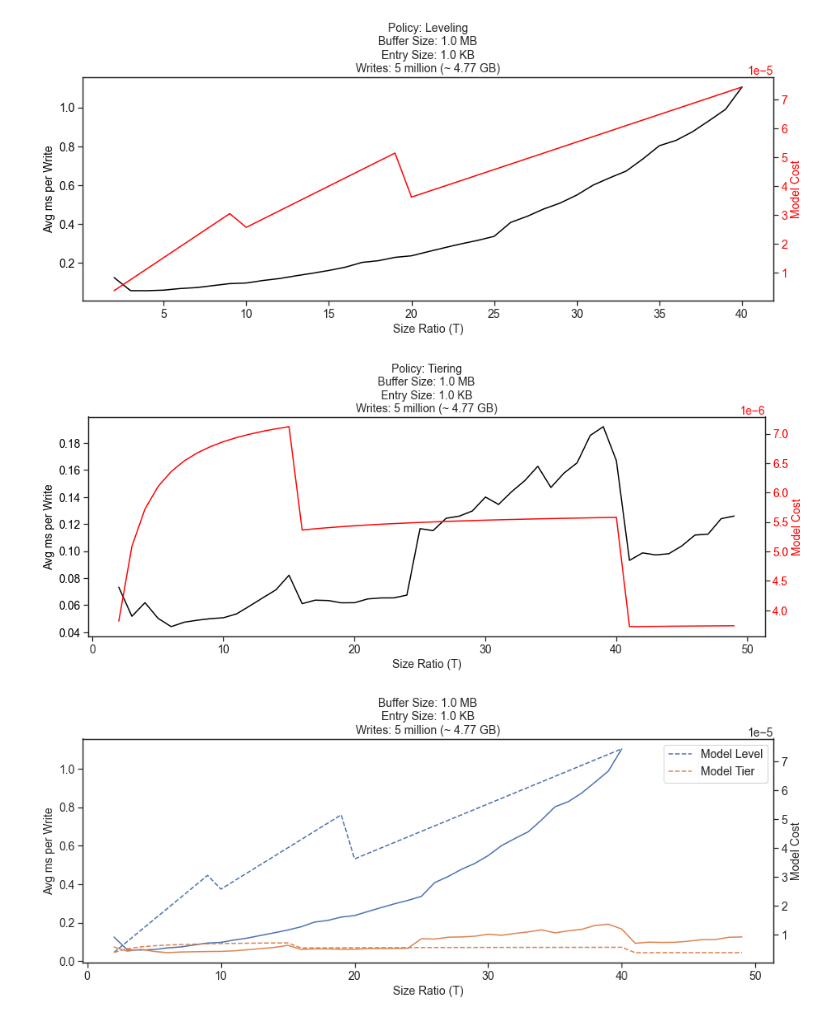
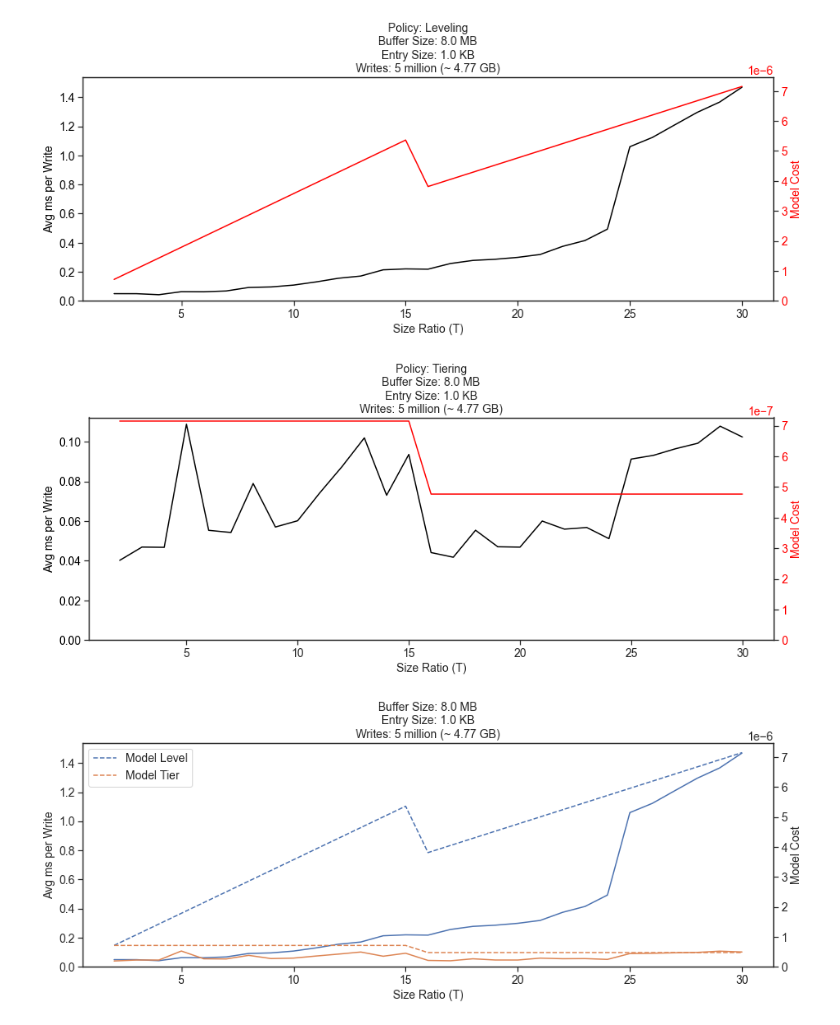
Before and after one commit to Ephoris/rocksdb-robust, a Jupyter notebook: script/visualization/cost_func_graph.ipynb, the cells around one changed output. Saved outputs shown, nothing was run; the diff lists cells and outputs as text; code cells hidden in the pictures.

```diff
--- a/script/visualization/cost_func_graph.ipynb
+++ b/script/visualization/cost_func_graph.ipynb
@@ -37,7 +38,7 @@ class DBMeta(object):
         return ceil(log((self.N * (self.E / self.B)) * (self.T - 1) / (self.T), self.T))
 
     def write_cost(self):
-        cost = (self.T - 1) * (1 + self.phi) * (self.L / self.B)
+        cost = self.T * (1 + self.phi) * (self.L / self.B)
         if (self.is_tiering):
             cost = cost / self.T
         else:
@@ -82,12 +83,14 @@ def plot_cost_ratio(df):
     ax1.set_ylabel('Avg ms per Write', color=color)
     ax1.plot(df['T'], df['measured_write_cost'] * MODEL_TO_MEASURED_SCALE, color=color)
     ax1.tick_params(axis='y', labelcolor=color)
+    ax1.set_ylim(bottom=0)
 
     color = 'red'
     ax2 = ax1.twinx()
     ax2.set_ylabel('Model Cost', color=color)
     ax2.plot(df['T'], df['model_write_cost'], color=color)
     ax2.tick_params(axis='y', labelcolor=color)
+    ax2.set_ylim(bottom=0)
 
     B, E, num_writes = df.iloc[-1][['B', 'E', 'num_writes']]
     title = [
@@ -111,7 +114,7 @@ def plot_diff(df1, df2):
     ax1.set_ylabel('Avg ms per Write')
     ax1.plot(df1['T'], df1['measured_write_cost'] * MODEL_TO_MEASURED_SCALE, label='Tier' if is_tiering_1 else 'Level')
     ax1.plot(df2['T'], df2['measured_write_cost'] * MODEL_TO_MEASURED_SCALE, label='Tier' if is_tiering_2 else 'Level')
-    ax1.legend()
+    ax1.set_ylim(bottom=0)
 
     B, E, num_writes = df1.iloc[-1][['B', 'E', 'num_writes']]
     title = [
@@ -125,6 +128,7 @@ def plot_diff(df1, df2):
     ax2.plot(df1['T'], df1['model_write_cost'], '--')
     ax2.plot(df2['T'], df2['model_write_cost'], '--')
     ax2.legend(['Model Level', 'Model Tier'])
+    ax2.set_ylim(bottom=0)
 
 
     ax1.set_title('\n'.join(title))
@@ -142,14 +146,14 @@ def read_data(file_path):
 # %%
 set_style()
 
-df1 = read_data('../../data/12.csv')
+df1 = read_data('../../data/18.csv')
 _ = plot_cost_ratio(df1)
 
-df2 = read_data('../../data/14.csv')
+df2 = read_data('../../data/19.csv')
 _ = plot_cost_ratio(df2)
 
 _ = plot_diff(df1, df2)
 # %% [output]
-[figure, old version]
+[figure, new version]
-[figure, old version]
+[figure, new version]
-[figure, old version]
+[figure, new version]
```
Also changed, not shown: parts of 2 cells of this notebook, 3 other files.
